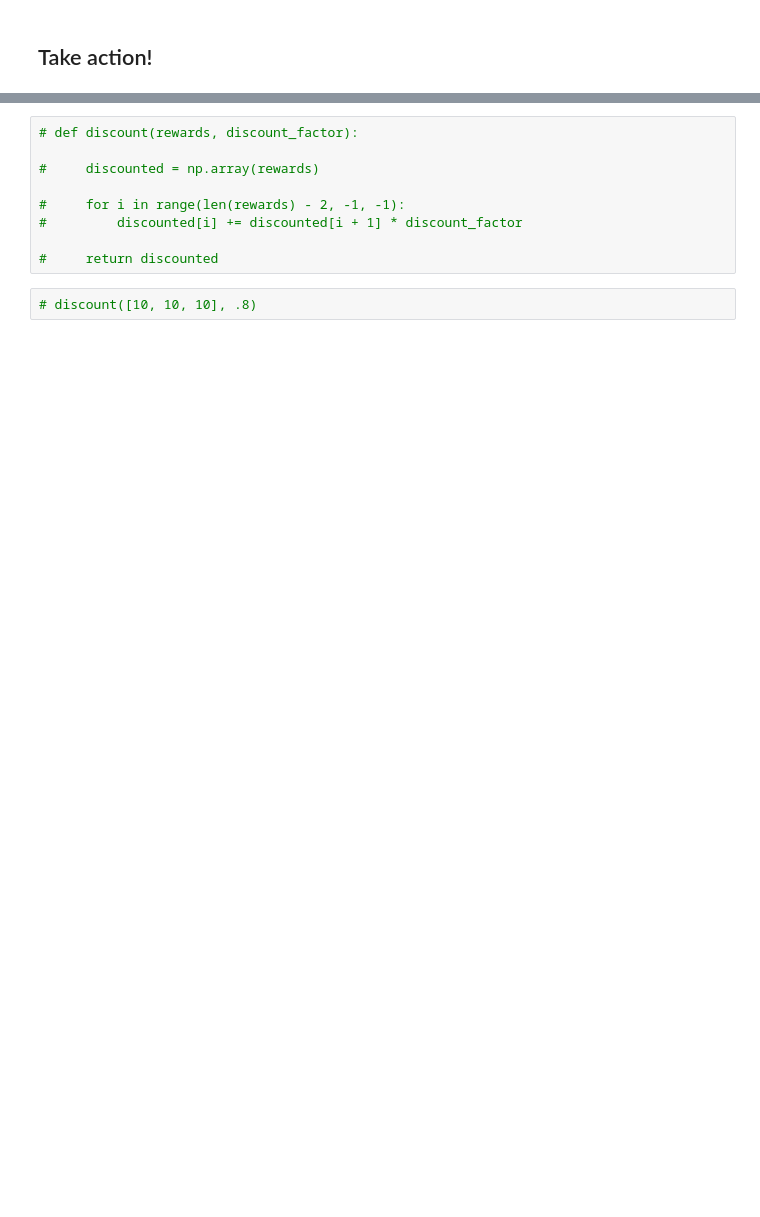
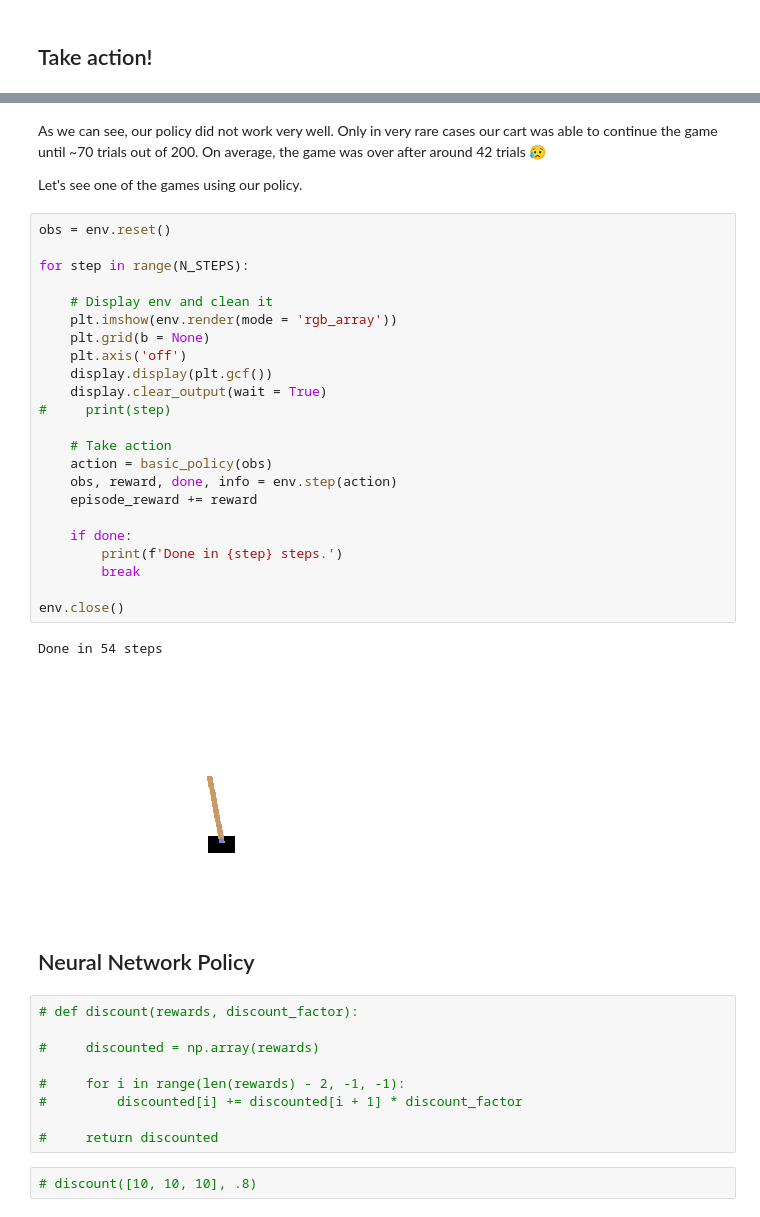
Before and after one commit to AlxndrMlk/reinforcement_learning_exercises, a Jupyter notebook: 00_Cartpole.ipynb, the cells around one changed output, grey strips where cells are left out. Cells and saved outputs as stored; diff of their text form; blank space fills up the shorter version.

```diff
--- a/00_Cartpole.ipynb
+++ b/00_Cartpole.ipynb
@@ -64,3 +102,35 @@ def basic_policy(obs):
+# %% [markdown]
+As we can see, our policy did not work very well. Only in very rare cases our cart was able to continue the game until ~70 trials out of 200. On average, the game was over after around 42 trials 😥
+
+Let's see one of the games using our policy.
+# %%
+obs = env.reset()
+
+for step in range(N_STEPS):
+
+    # Display env and clean it
+    plt.imshow(env.render(mode = 'rgb_array'))
+    plt.grid(b = None)
+    plt.axis('off')
+    display.display(plt.gcf())
+    display.clear_output(wait = True)
+#     print(step)
+
+    # Take action
+    action = basic_policy(obs)
+    obs, reward, done, info = env.step(action)
+    episode_reward += reward
+
+    if done:
+        print(f'Done in {step} steps.')
+        break
+
+env.close()
+# %% [output]
+Done in 54 steps
+[figure, added]
+# %% [markdown]
+## Neural Network Policy
 # %%
 # def discount(rewards, discount_factor):
 
```
Also changed, not shown: parts of 9 cells of this notebook.
